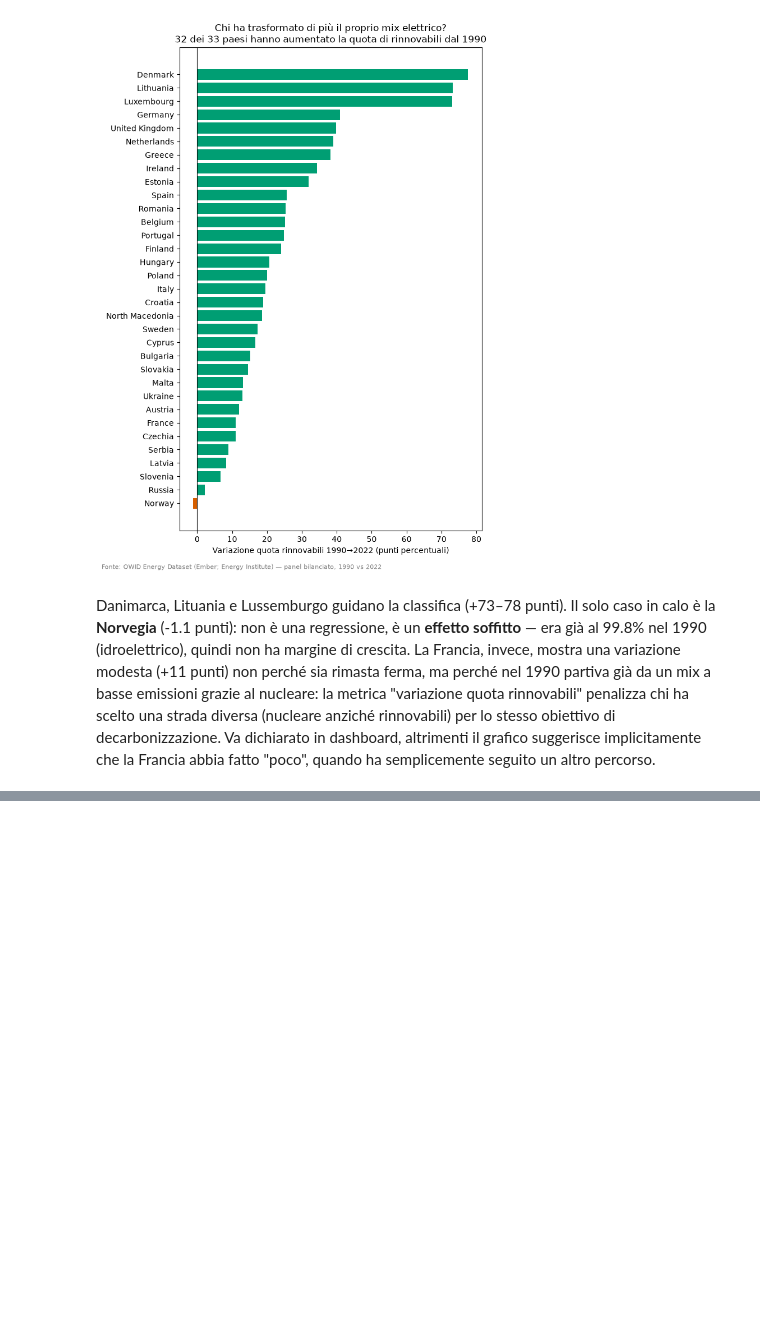
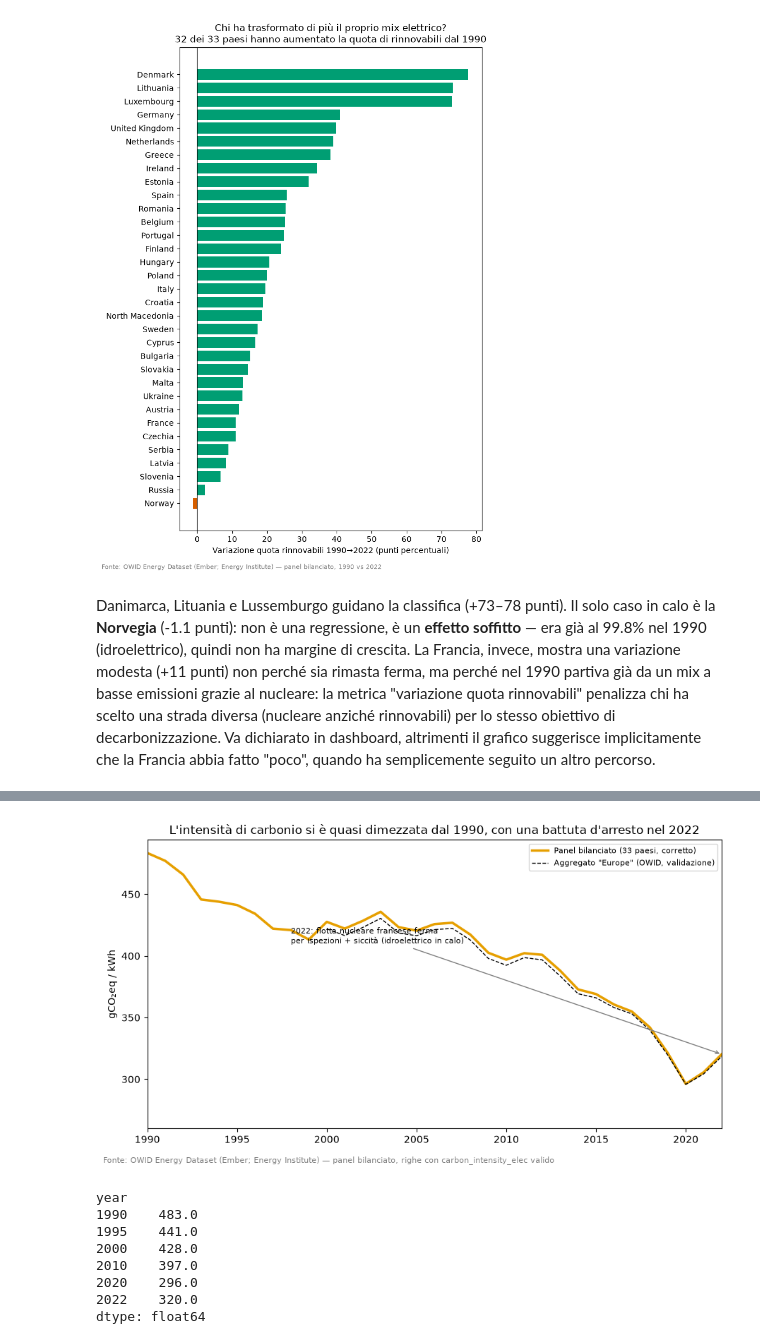
Before and after one commit to marco-pedretti/Progetto-Data-Visualization-e-Dashboard-Design, a Jupyter notebook: eda_energia_europa.ipynb, the cells around one changed output, grey strips where cells are left out. Saved outputs shown, nothing was run; the diff lists cells and outputs as text; code cells hidden in the pictures; blank space fills up the shorter version.

```diff
--- a/eda_energia_europa.ipynb
+++ b/eda_energia_europa.ipynb
@@ -577,0 +742,37 @@ dichiarato in dashboard, altrimenti il grafico suggerisce implicitamente che la
+# %%
+bal_ci = bal_all[bal_all["carbon_intensity_elec"].notna()]
+
+agg_ci = bal_ci.groupby("year").apply(
+    lambda g: (g["carbon_intensity_elec"] * g["electricity_generation"]).sum() / g["electricity_generation"].sum()
+)
+
+# Validazione: confronto con l'aggregato "Europe" pubblicato direttamente da OWID (non il nostro panel)
+eu_owid = df[df["country"] == "Europe"].set_index("year")["carbon_intensity_elec"]
+
+fig, ax = plt.subplots(figsize=(9, 5))
+ax.plot(agg_ci.index, agg_ci.values, color=PALETTE["nucleare"], linewidth=2.5, label="Panel bilanciato (33 paesi, corretto)")
+ax.plot(eu_owid.index, eu_owid.values, color="black", linewidth=1, linestyle="--", label='Aggregato "Europe" (OWID, validazione)')
+ax.annotate(
+    "2022: flotta nucleare francese ferma\nper ispezioni + siccità (idroelettrico in calo)",
+    xy=(2022, agg_ci.loc[2022]), xytext=(1998, agg_ci.loc[2022] + 90),
+    arrowprops=dict(arrowstyle="->", color="gray"), fontsize=8,
+)
+ax.set_xlim(1990, 2022)
+ax.set_ylabel("gCO₂eq / kWh")
+ax.set_title("L'intensità di carbonio si è quasi dimezzata dal 1990, con una battuta d'arresto nel 2022")
+ax.legend(fontsize=8, loc="upper right")
+fig.text(0.01, 0.01, f"{SOURCE_NOTE} — panel bilanciato, righe con carbon_intensity_elec valido", fontsize=8, color="gray")
+plt.tight_layout(rect=[0, 0.03, 1, 1])
+plt.show()
+
+print(agg_ci.loc[[1990, 1995, 2000, 2010, 2020, 2022]].round(0))
+# %% [output]
+[figure, added]
+year
+1990    483.0
+1995    441.0
+2000    428.0
+2010    397.0
+2020    296.0
+2022    320.0
+dtype: float64
```
Also changed, not shown: parts of 14 cells of this notebook.
